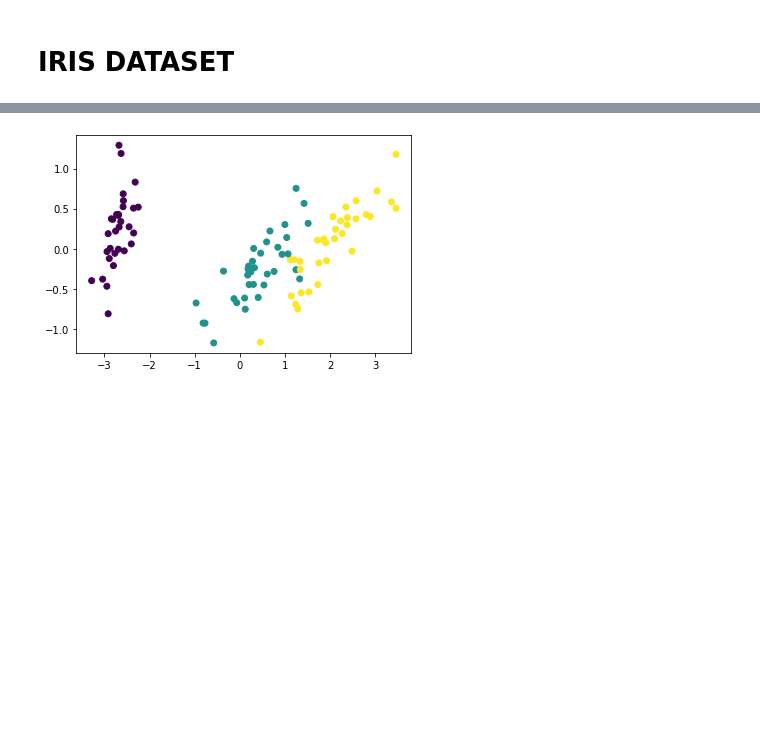
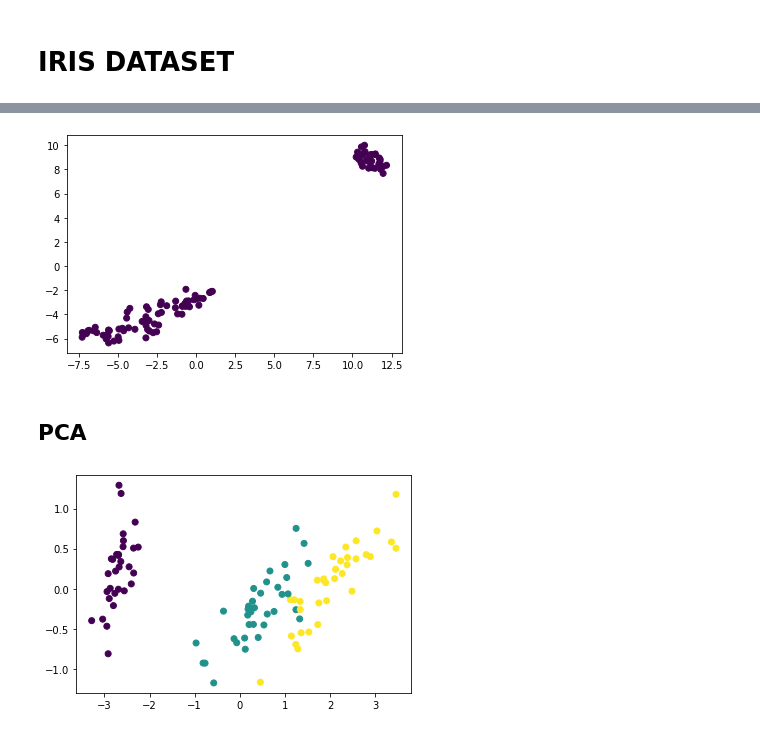
Before and after one commit to rizkyikiw42/qudit_tests, a Jupyter notebook: qutrit_var_algs/iris.ipynb, the cells around one changed output, grey strips where cells are left out. Saved outputs shown, nothing was run; the diff lists cells and outputs as text; code cells hidden in the pictures; blank space fills up the shorter version.

```diff
--- a/qutrit_var_algs/iris.ipynb
+++ b/qutrit_var_algs/iris.ipynb
@@ -72,3 +82,9 @@ plot_data(X_embedded, y)
+# %%
+plot_data(X_tsne, our_preds)
+# %% [output]
+[figure, added]
+# %% [markdown]
+## PCA
 # %%
 plot_data(X_pca, y)
 # %% [output]
```
Also changed, not shown: parts of 32 cells of this notebook.
